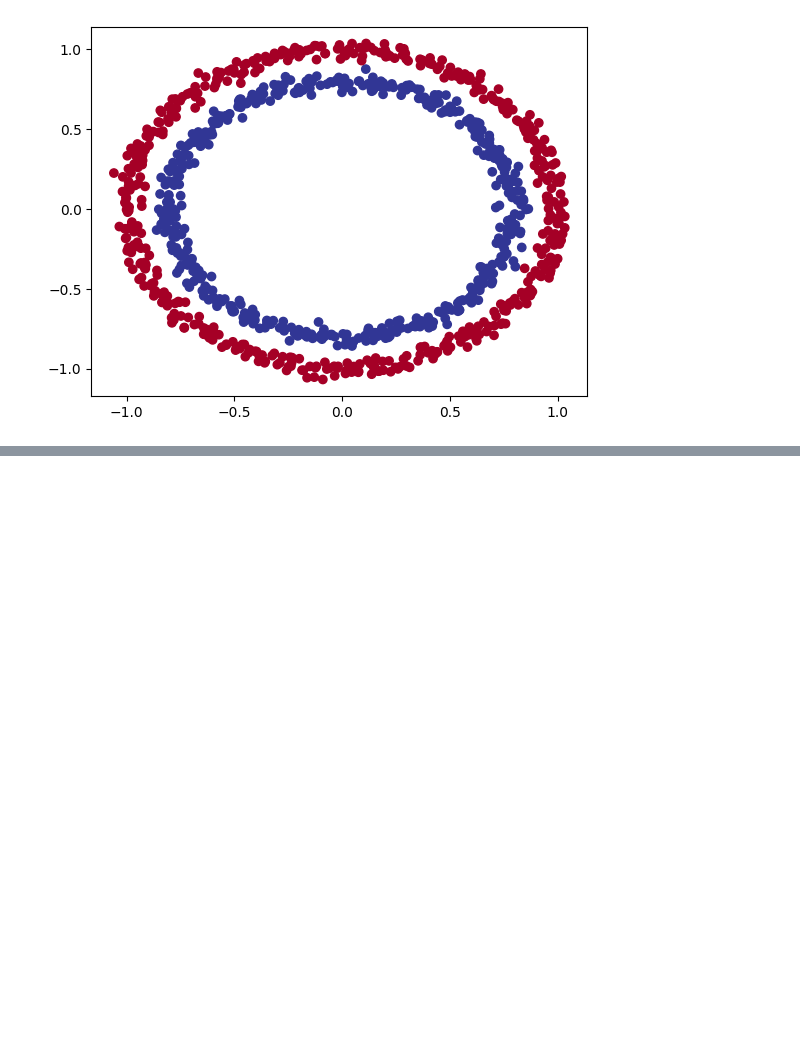
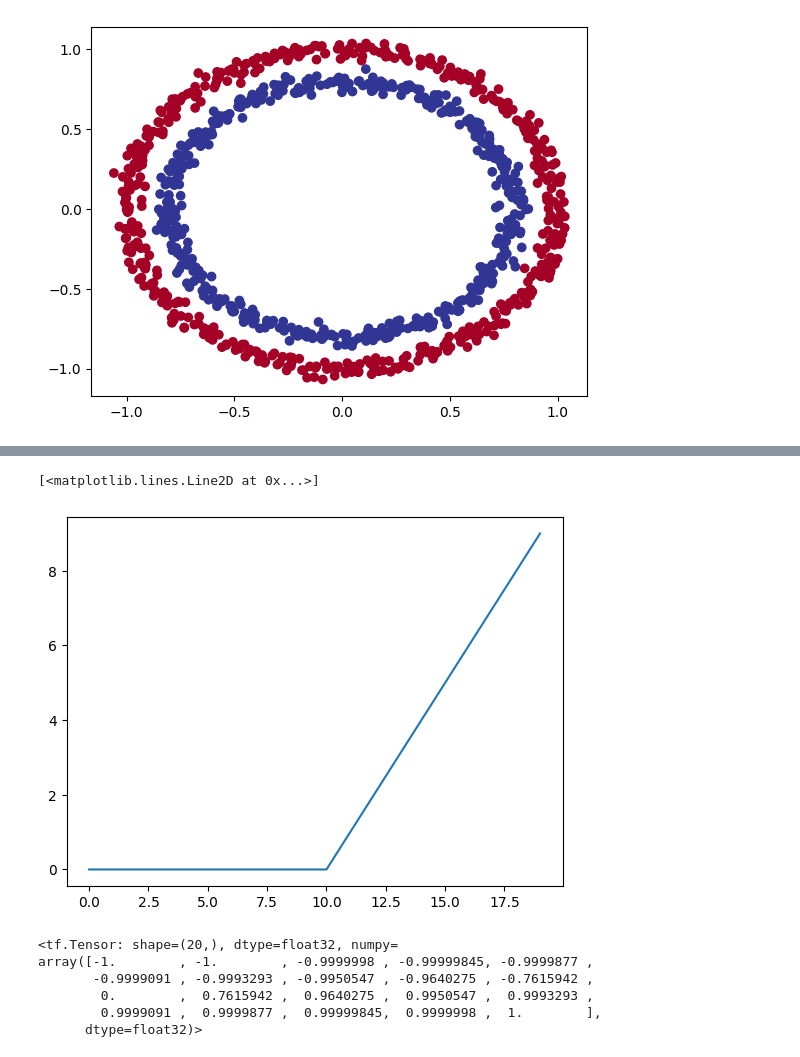
Before and after one commit to tankTopTaro/TensorFlow-Colab-Notebooks, a Jupyter notebook: 02_neural_network_classification_with_tensorflow.ipynb, the cells around one changed output, grey strips where cells are left out. Drawn from its saved outputs; the diff is of its cells as text; code cells hidden in the pictures; blank space fills up the shorter version.

```diff
--- a/02_neural_network_classification_with_tensorflow.ipynb
+++ b/02_neural_network_classification_with_tensorflow.ipynb
@@ -419,0 +464,18 @@ doing binary classifcation...
+# %%
+plt.plot(relu(A))
+# %% [output]
+[<matplotlib.lines.Line2D at 0x...>]
+[figure, added]
+# %%
+# Replicating Tanh activation
+def tanh(x):
+  return (tf.exp(x) - tf.exp(-x)) / (tf.exp(x) + tf.exp(-x))
+
+tanh(A)
+# %% [output]
+<tf.Tensor: shape=(20,), dtype=float32, numpy=
+array([-1.        , -1.        , -0.9999998 , -0.99999845, -0.9999877 ,
+       -0.9999091 , -0.9993293 , -0.9950547 , -0.9640275 , -0.7615942 ,
+        0.        ,  0.7615942 ,  0.9640275 ,  0.9950547 ,  0.9993293 ,
+        0.9999091 ,  0.9999877 ,  0.99999845,  0.9999998 ,  1.        ],
+      dtype=float32)>
```
Also changed, not shown: parts of 44 cells of this notebook.
